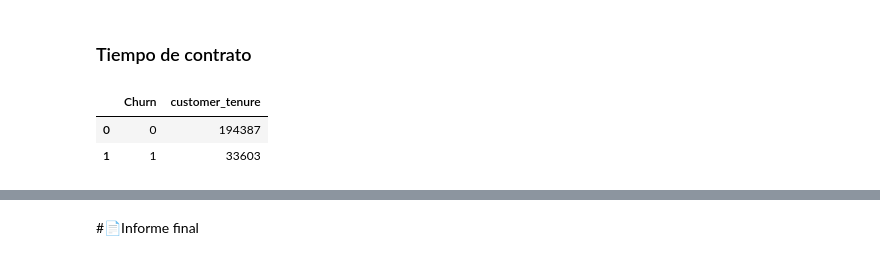
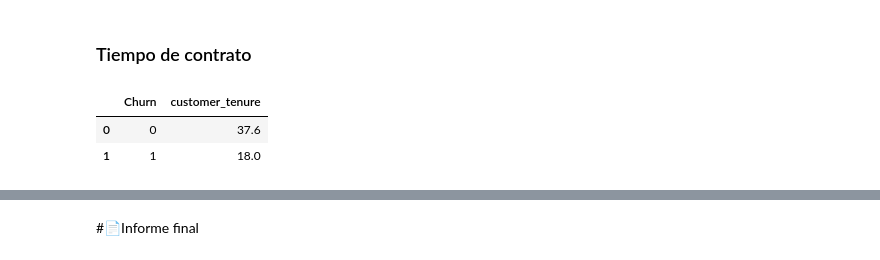
Before and after one commit to Fvargasv/Challenge-X-, a Jupyter notebook: TelecomX_LATAM.ipynb, the cells around one changed output, grey strips where cells are left out. Cells and saved outputs as stored; diff of their text form; code cells hidden in the pictures.

```diff
--- a/TelecomX_LATAM.ipynb
+++ b/TelecomX_LATAM.ipynb
@@ -628,12 +628,12 @@ fig.show()
 # %% [markdown]
 ### Tiempo de contrato
 # %%
-tiempo_contrato = pd.DataFrame(datos['customer_tenure'].groupby(datos['Churn']).sum().reset_index())
+tiempo_contrato = pd.DataFrame(datos['customer_tenure'].groupby(datos['Churn']).mean().round(1).reset_index())
 tiempo_contrato
 # %% [output]
 |  | Churn | customer_tenure |
-| 0 | 0 | 194387 |
-| 1 | 1 | 33603 |
+| 0 | 0 | 37.6 |
+| 1 | 1 | 18.0 |
 # %%
 fig = px.bar(
     tiempo_contrato,
```
Also changed, not shown: parts of 1 cell of this notebook.
